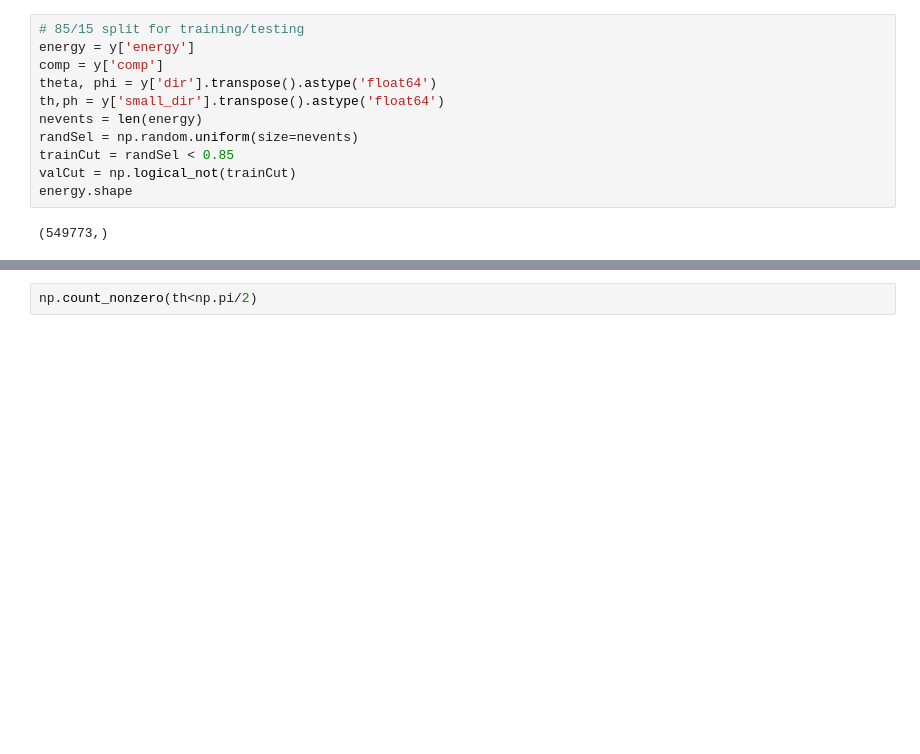
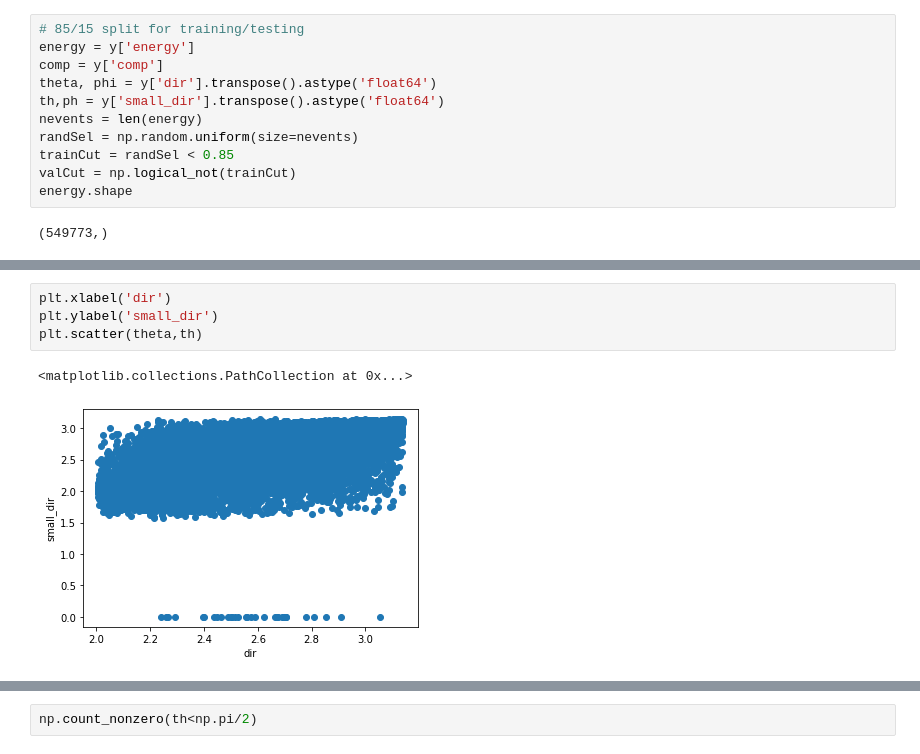
Before and after one commit to fmcnallyi3/icetop-cnn, a Jupyter notebook: sampleAnalysis.ipynb, the cells around one changed output, grey strips where cells are left out. Saved outputs shown, nothing was run; the diff lists cells and outputs as text; blank space fills up the shorter version.

```diff
--- a/sampleAnalysis.ipynb
+++ b/sampleAnalysis.ipynb
@@ -94,0 +98,7 @@ plt.hist(th,bins=100)
+# %%
+plt.xlabel('dir')
+plt.ylabel('small_dir')
+plt.scatter(theta,th)
+# %% [output]
+<matplotlib.collections.PathCollection at 0x...>
+[figure, added]
```
Also changed, not shown: parts of 7 cells of this notebook, 4 other files.
